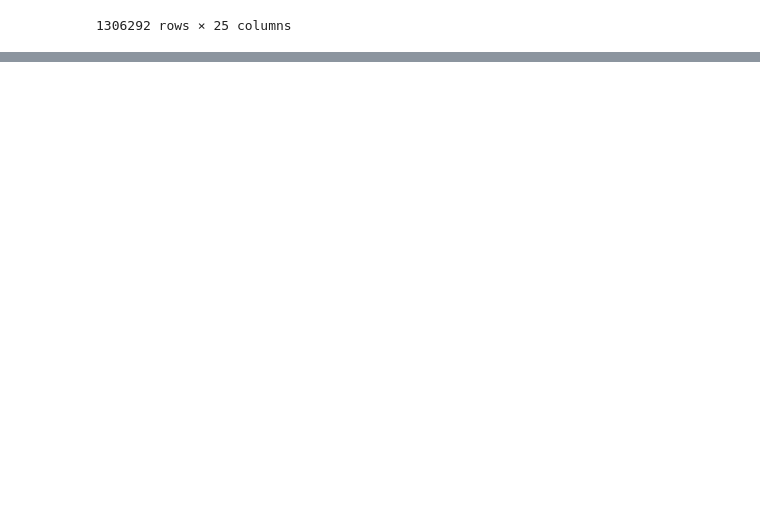
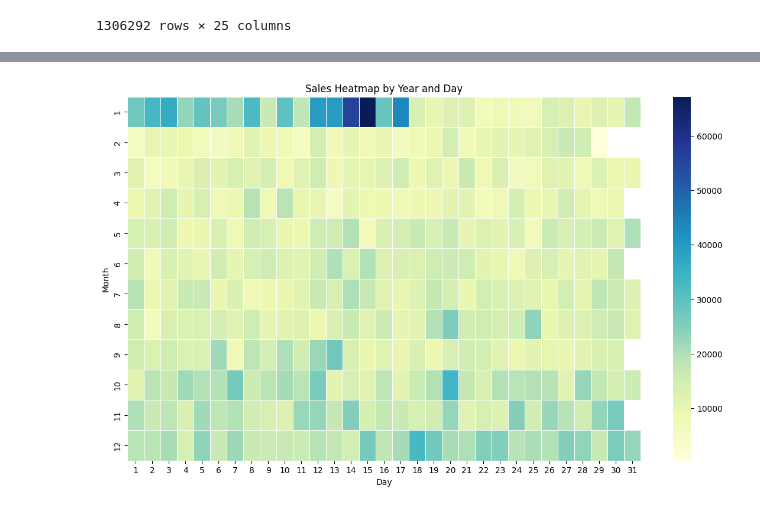
Before and after one commit to Emdeowl/DATA-WOLVES, a Jupyter notebook: Looker DataSet Bigquery/Ecommerce EDA.ipynb, the cells around one changed output, grey strips where cells are left out. Saved outputs shown, nothing was run; the diff lists cells and outputs as text; code cells hidden in the pictures; blank space fills up the shorter version.

```diff
--- a/Looker DataSet Bigquery/Ecommerce EDA.ipynb
+++ b/Looker DataSet Bigquery/Ecommerce EDA.ipynb
@@ -320,0 +470,11 @@ order_items
+# %%
+# 월,일자별 판매액 -> profit으로 봐도 변화 없음
+pivot_table  = Product_Men_df.groupby(['created_month', 'created_day'])['sale_price'].sum().reset_index().pivot(index='created_month', columns='created_day', values='sale_price')
+plt.figure(figsize=(14, 8))
+sns.heatmap(pivot_table, cmap='YlGnBu', fmt=".1f", linewidths=.5)
+plt.title('Sales Heatmap by Year and Day')
+plt.xlabel('Day')
+plt.ylabel('Month')
+plt.show()
+# %% [output]
+[figure, added]
```
Also changed, not shown: parts of 48 cells of this notebook.
